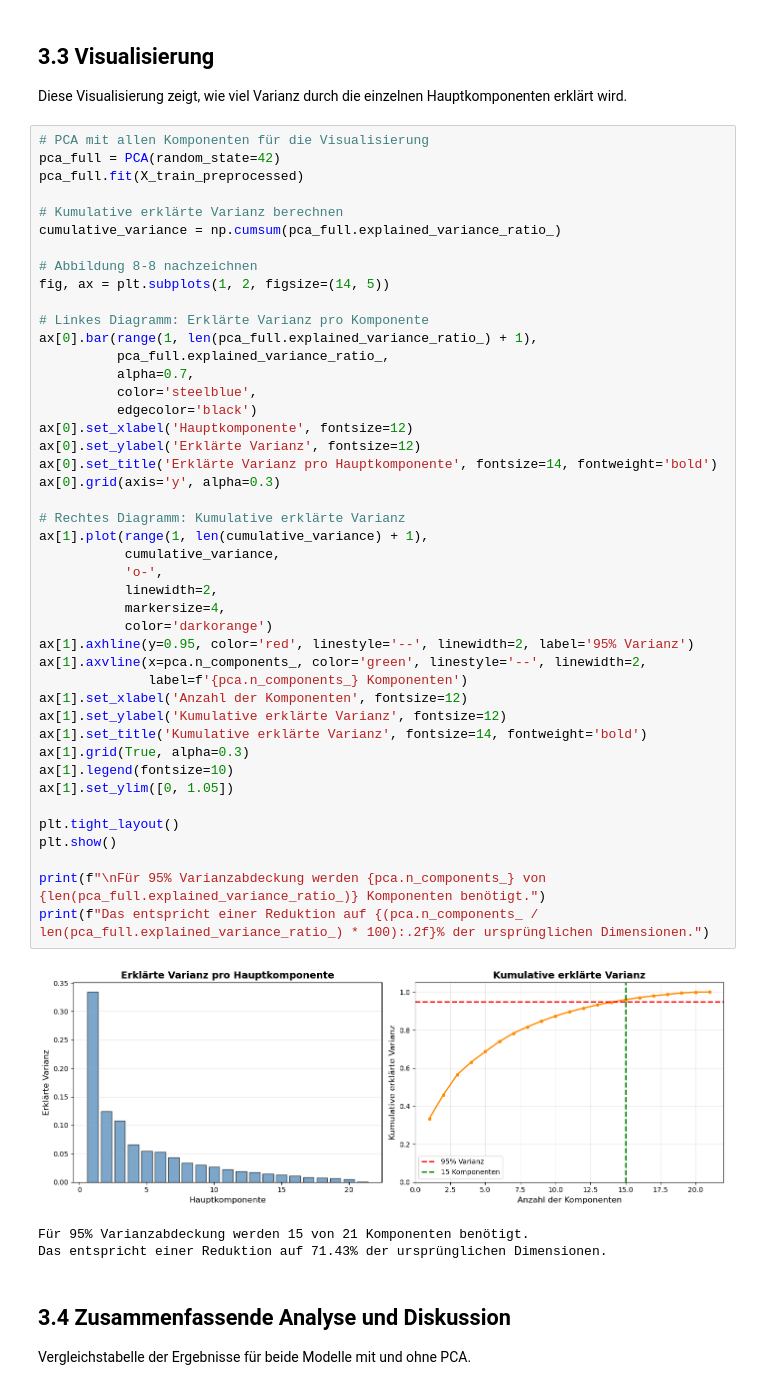
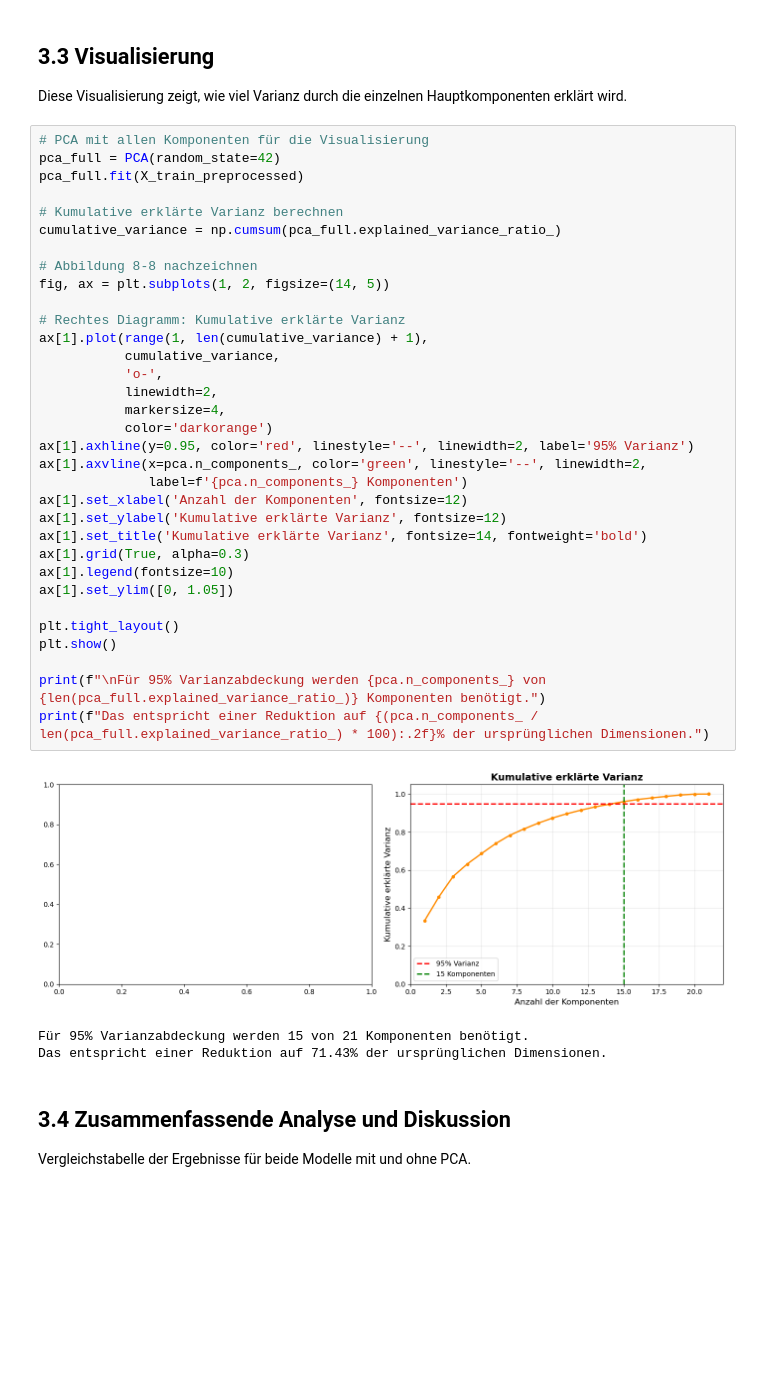
Before and after one commit to NewSkyLine-dev/HTL_Files, a Jupyter notebook: DSAI/5AHIF/PCA/main.ipynb, the cells around one changed output. Cells and saved outputs as stored; diff of their text form; blank space fills up the shorter version.

```diff
--- a/DSAI/5AHIF/PCA/main.ipynb
+++ b/DSAI/5AHIF/PCA/main.ipynb
@@ -461,45 +465,34 @@ pca_full.fit(X_train_preprocessed)
 
 # Kumulative erklärte Varianz berechnen
 cumulative_variance = np.cumsum(pca_full.explained_variance_ratio_)
 
 # Abbildung 8-8 nachzeichnen
 fig, ax = plt.subplots(1, 2, figsize=(14, 5))
-
-# Linkes Diagramm: Erklärte Varianz pro Komponente
-ax[0].bar(range(1, len(pca_full.explained_variance_ratio_) + 1),
-          pca_full.explained_variance_ratio_,
-          alpha=0.7,
-          color='steelblue',
-          edgecolor='black')
-ax[0].set_xlabel('Hauptkomponente', fontsize=12)
-ax[0].set_ylabel('Erklärte Varianz', fontsize=12)
-ax[0].set_title('Erklärte Varianz pro Hauptkomponente', fontsize=14, fontweight='bold')
-ax[0].grid(axis='y', alpha=0.3)
 
 # Rechtes Diagramm: Kumulative erklärte Varianz
 ax[1].plot(range(1, len(cumulative_variance) + 1),
            cumulative_variance,
            'o-',
            linewidth=2,
            markersize=4,
            color='darkorange')
 ax[1].axhline(y=0.95, color='red', linestyle='--', linewidth=2, label='95% Varianz')
 ax[1].axvline(x=pca.n_components_, color='green', linestyle='--', linewidth=2,
               label=f'{pca.n_components_} Komponenten')
 ax[1].set_xlabel('Anzahl der Komponenten', fontsize=12)
 ax[1].set_ylabel('Kumulative erklärte Varianz', fontsize=12)
 ax[1].set_title('Kumulative erklärte Varianz', fontsize=14, fontweight='bold')
 ax[1].grid(True, alpha=0.3)
 ax[1].legend(fontsize=10)
 ax[1].set_ylim([0, 1.05])
 
 plt.tight_layout()
 plt.show()
 
 print(f"\nFür 95% Varianzabdeckung werden {pca.n_components_} von {len(pca_full.explained_variance_ratio_)} Komponenten benötigt.")
 print(f"Das entspricht einer Reduktion auf {(pca.n_components_ / len(pca_full.explained_variance_ratio_) * 100):.2f}% der ursprünglichen Dimensionen.")
 # %% [output]
-[figure, old version]
+[figure, new version]
 Für 95% Varianzabdeckung werden 15 von 21 Komponenten benötigt.
 Das entspricht einer Reduktion auf 71.43% der ursprünglichen Dimensionen.
 # %% [markdown]
```
Also changed, not shown: parts of 6 cells of this notebook.
